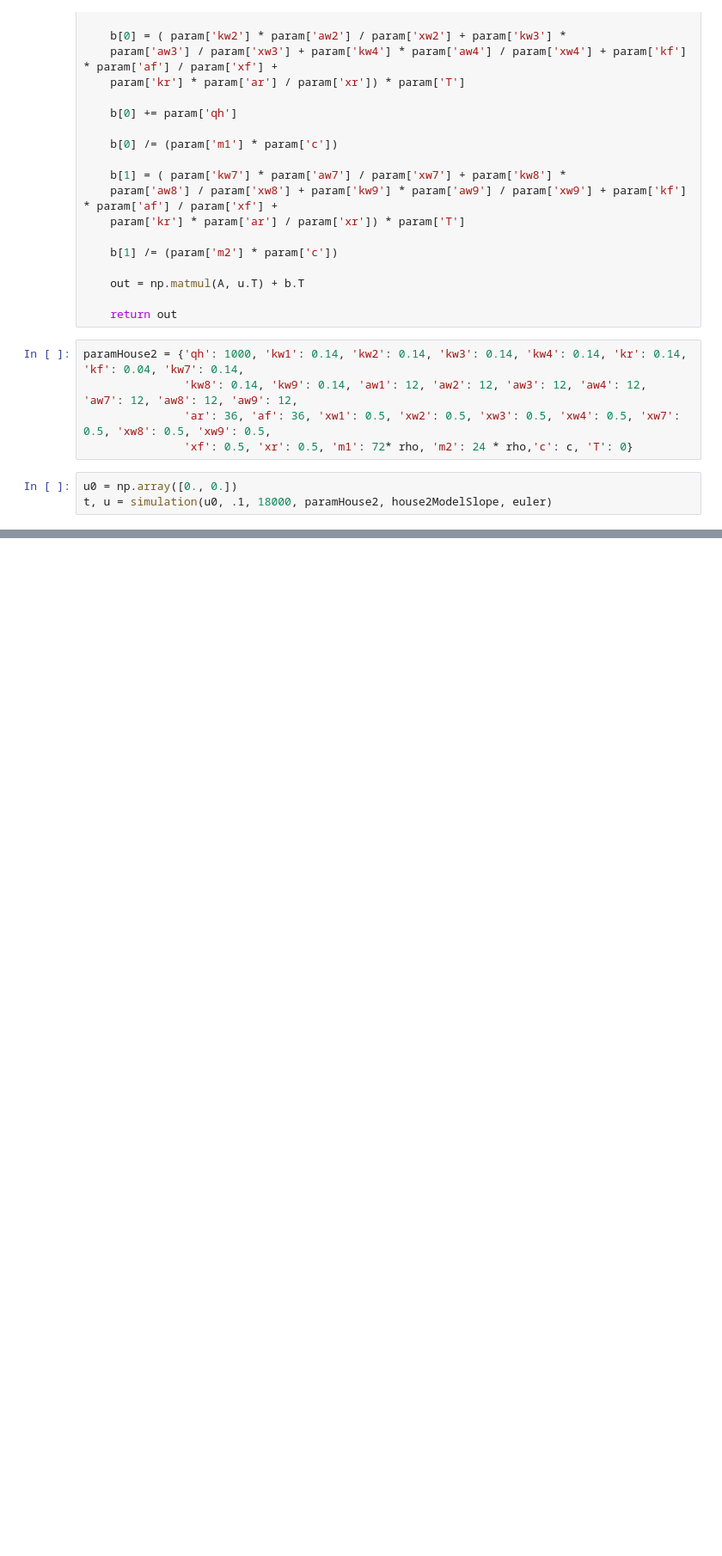
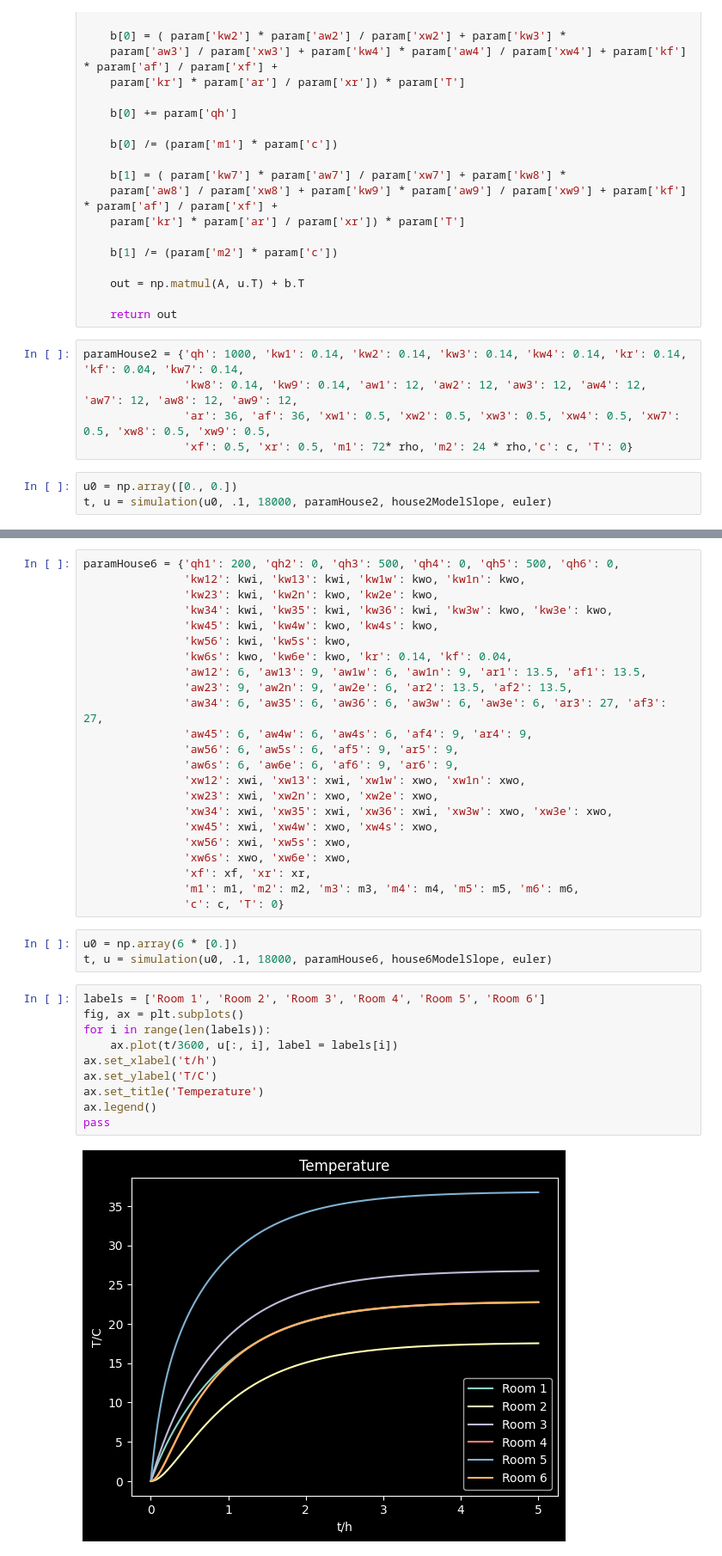
Before and after one commit to zepedrocosta/Computational-Modelling-and-Simulation-in-Engineering-Physics, a Jupyter notebook: TPs/Time dependent models.ipynb, the cells around one changed output, grey strips where cells are left out. Shown at 86% size. Drawn from its saved outputs; the diff is of its cells as text; blank space fills up the shorter version.

```diff
--- a/TPs/Time dependent models.ipynb
+++ b/TPs/Time dependent models.ipynb
@@ -1128,0 +1332,38 @@ pass
+# %%
+paramHouse6 = {'qh1': 200, 'qh2': 0, 'qh3': 500, 'qh4': 0, 'qh5': 500, 'qh6': 0,
+               'kw12': kwi, 'kw13': kwi, 'kw1w': kwo, 'kw1n': kwo,
+               'kw23': kwi, 'kw2n': kwo, 'kw2e': kwo,
+               'kw34': kwi, 'kw35': kwi, 'kw36': kwi, 'kw3w': kwo, 'kw3e': kwo,
+               'kw45': kwi, 'kw4w': kwo, 'kw4s': kwo,
+               'kw56': kwi, 'kw5s': kwo,
+               'kw6s': kwo, 'kw6e': kwo, 'kr': 0.14, 'kf': 0.04,
+               'aw12': 6, 'aw13': 9, 'aw1w': 6, 'aw1n': 9, 'ar1': 13.5, 'af1': 13.5,
+               'aw23': 9, 'aw2n': 9, 'aw2e': 6, 'ar2': 13.5, 'af2': 13.5,
+               'aw34': 6, 'aw35': 6, 'aw36': 6, 'aw3w': 6, 'aw3e': 6, 'ar3': 27, 'af3': 27,
+               'aw45': 6, 'aw4w': 6, 'aw4s': 6, 'af4': 9, 'ar4': 9,
+               'aw56': 6, 'aw5s': 6, 'af5': 9, 'ar5': 9,
+               'aw6s': 6, 'aw6e': 6, 'af6': 9, 'ar6': 9,
+               'xw12': xwi, 'xw13': xwi, 'xw1w': xwo, 'xw1n': xwo,
+               'xw23': xwi, 'xw2n': xwo, 'xw2e': xwo,
+               'xw34': xwi, 'xw35': xwi, 'xw36': xwi, 'xw3w': xwo, 'xw3e': xwo,
+               'xw45': xwi, 'xw4w': xwo, 'xw4s': xwo,
+               'xw56': xwi, 'xw5s': xwo,
+               'xw6s': xwo, 'xw6e': xwo,
+               'xf': xf, 'xr': xr,
+               'm1': m1, 'm2': m2, 'm3': m3, 'm4': m4, 'm5': m5, 'm6': m6,
+               'c': c, 'T': 0}
+# %%
+u0 = np.array(6 * [0.])
+t, u = simulation(u0, .1, 18000, paramHouse6, house6ModelSlope, euler)
+# %%
+labels = ['Room 1', 'Room 2', 'Room 3', 'Room 4', 'Room 5', 'Room 6']
+fig, ax = plt.subplots()
+for i in range(len(labels)):
+    ax.plot(t/3600, u[:, i], label = labels[i])
+ax.set_xlabel('t/h')
+ax.set_ylabel('T/C')
+ax.set_title('Temperature')
+ax.legend()
+pass
+# %% [output]
+[figure, added]
```
Also changed, not shown: parts of 25 cells of this notebook.
